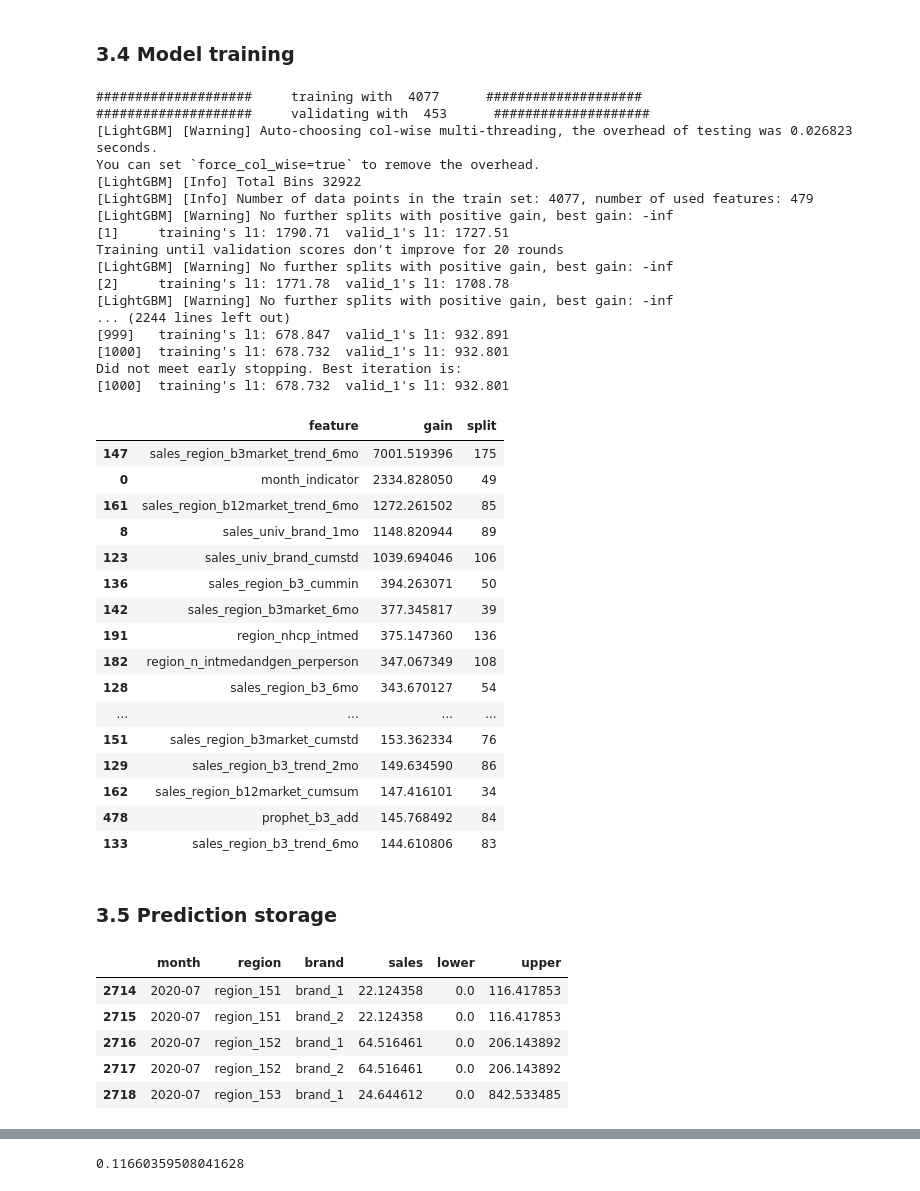
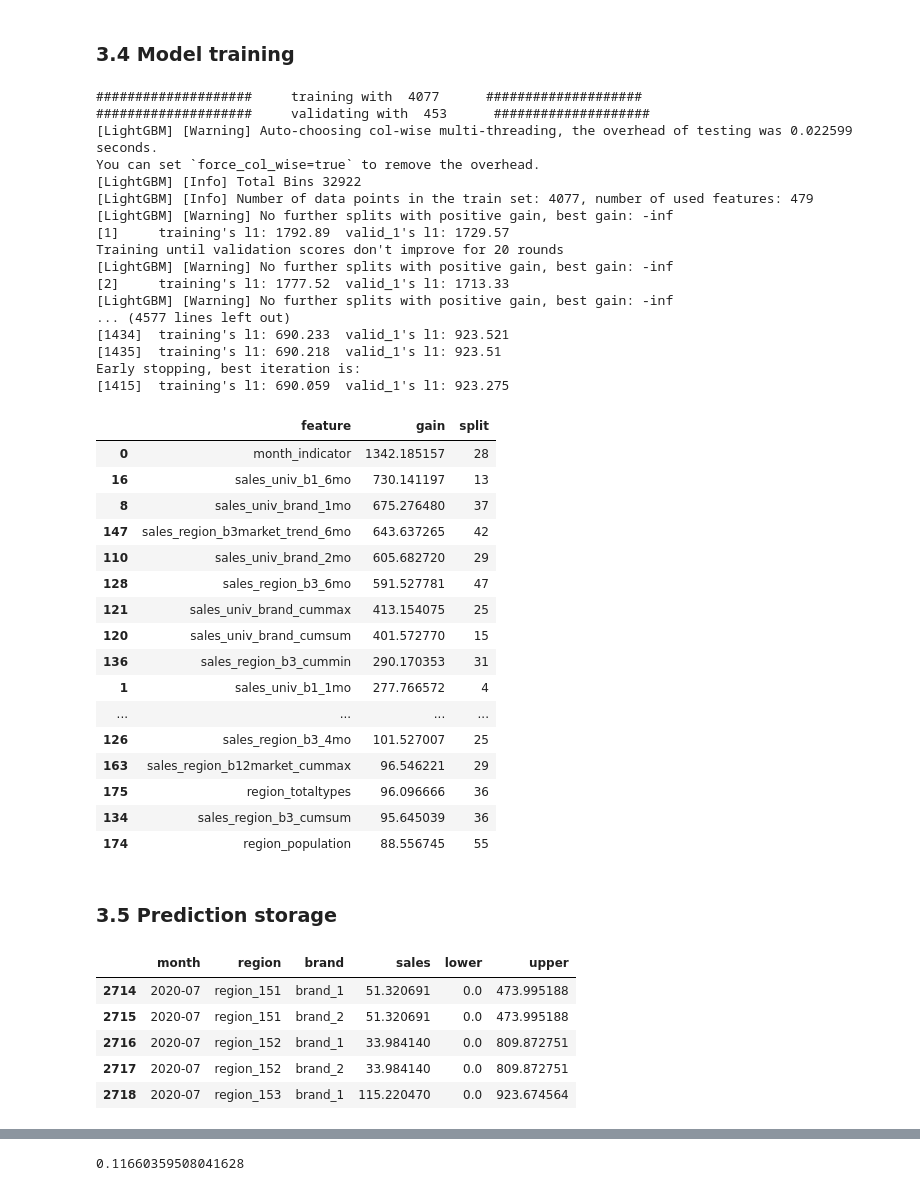
Before and after one commit to Bulbasaurzc/novartis-datathon-2021, a Jupyter notebook: notebooks/3_modelling.ipynb, the cells around one changed output, grey strips where cells are left out. Saved outputs shown, nothing was run; the diff lists cells and outputs as text; code cells hidden in the pictures.

```diff
--- a/notebooks/3_modelling.ipynb
+++ b/notebooks/3_modelling.ipynb
@@ -29,14 +29,14 @@ x_train.drop(columns = 'month', inplace = True)
 # %%
 ##### Define best parameters found earlier
 best_params = {'metric': 'mae',
-               'bagging_fraction': 0.8428677772772322,
-               'feature_fraction': 0.8315752549749759,
-               'lambda_l1': 0.9445413063248725,
-               'lambda_l2': 2.736382499255929,
+               'bagging_fraction': 0.8905860146003352,
+               'feature_fraction': 0.2732587788087377,
+               'lambda_l1': 3.5929572197000663,
+               'lambda_l2': 0.05745304407908214,
                'max_depth': 17,
-               'min_child_weight': 7.0731275492417005,
-               'min_split_gain': 0.0062674733053891315,
-               'num_leaves': 42}
+               'min_child_weight': 6.409030503082862,
+               'min_split_gain': 0.012015118137189213,
+               'num_leaves': 40}
 
 ##### Train a quantile regression lgb at different alpha levels
 quantile_alphas = [0.1, 0.5, 0.9]
@@ -46,63 +46,61 @@ for alpha in quantile_alphas:
     current_model = train_model(x_train, target_name = 'sales',
                                 model_type = 'lgb-quantile',
                                 quantile_alpha = alpha,
                                 params = best_params,
                                 metric = 'rmse',
                                 split = 'in_sample',
                                 save_path = os.path.join(models_path,
                                                          'model2_quantile_'+ str(alpha)+'.pkl'))
     lgb_quantiles[alpha] = current_model
 
 ##### Visualize feature contributions
 feature_contributions = pd.DataFrame({'feature': x_train.drop(columns = ['sales', 'train']).columns,
                                       'gain': lgb_quantiles[0.5].feature_importance(importance_type = 'gain'),
                                       'split': lgb_quantiles[0.5].feature_importance(importance_type = 'split')
                                      }).sort_values('gain', ascending = False)
 
 feature_contributions[feature_contributions.gain>0][:40]
 
-# 0.2 - 1876.25  1789.02
-# 0.5 - 1317.57  1372.7
-# 0.8 -  923.42  1110.04
 
-# 0.2 - 723.847  868.854
-# 0.5 - 344.03  617.231
-# 0.8 -  365.334  693.425
+
+# 0.2 - 989.433  1047.01
+# 0.5 - 496.95  672.037
+# 0.8 -   690.059  923.275
 # %% [output]
 ####################     training with  4077      ####################
 ####################     validating with  453      ####################
-[LightGBM] [Warning] Auto-choosing col-wise multi-threading, the overhead of testing was 0.026823 seconds.
+[LightGBM] [Warning] Auto-choosing col-wise multi-threading, the overhead of testing was 0.022599 seconds.
 You can set `force_col_wise=true` to remove the overhead.
 [LightGBM] [Info] Total Bins 32922
 [LightGBM] [Info] Number of data points in the train set: 4077, number of used features: 479
 [LightGBM] [Warning] No further splits with positive gain, best gain: -inf
-[1]     training's l1: 1790.71  valid_1's l1: 1727.51
+[1]     training's l1: 1792.89  valid_1's l1: 1729.57
 Training until validation scores don't improve for 20 rounds
 [LightGBM] [Warning] No further splits with positive gain, best gain: -inf
-[2]     training's l1: 1771.78  valid_1's l1: 1708.78
+[2]     training's l1: 1777.52  valid_1's l1: 1713.33
 [LightGBM] [Warning] No further splits with positive gain, best gain: -inf
-... (2244 lines left out)
-[999]   training's l1: 678.847  valid_1's l1: 932.891
-[1000]  training's l1: 678.732  valid_1's l1: 932.801
-Did not meet early stopping. Best iteration is:
-[1000]  training's l1: 678.732  valid_1's l1: 932.801
+... (4577 lines left out)
+[1434]  training's l1: 690.233  valid_1's l1: 923.521
+[1435]  training's l1: 690.218  valid_1's l1: 923.51
+Early stopping, best iteration is:
+[1415]  training's l1: 690.059  valid_1's l1: 923.275
 |  | feature | gain | split |
-| 147 | sales_region_b3market_trend_6mo | 7001.519396 | 175 |
-| 0 | month_indicator | 2334.828050 | 49 |
-| 161 | sales_region_b12market_trend_6mo | 1272.261502 | 85 |
-| 8 | sales_univ_brand_1mo | 1148.820944 | 89 |
-| 123 | sales_univ_brand_cumstd | 1039.694046 | 106 |
-| 136 | sales_region_b3_cummin | 394.263071 | 50 |
-| 142 | sales_region_b3market_6mo | 377.345817 | 39 |
-| 191 | region_nhcp_intmed | 375.147360 | 136 |
-| 182 | region_n_intmedandgen_perperson | 347.067349 | 108 |
-| 128 | sales_region_b3_6mo | 343.670127 | 54 |
+| 0 | month_indicator | 1342.185157 | 28 |
+| 16 | sales_univ_b1_6mo | 730.141197 | 13 |
+| 8 | sales_univ_brand_1mo | 675.276480 | 37 |
+| 147 | sales_region_b3market_trend_6mo | 643.637265 | 42 |
+| 110 | sales_univ_brand_2mo | 605.682720 | 29 |
+| 128 | sales_region_b3_6mo | 591.527781 | 47 |
+| 121 | sales_univ_brand_cummax | 413.154075 | 25 |
+| 120 | sales_univ_brand_cumsum | 401.572770 | 15 |
+| 136 | sales_region_b3_cummin | 290.170353 | 31 |
+| 1 | sales_univ_b1_1mo | 277.766572 | 4 |
 | ... | ... | ... | ... |
-| 151 | sales_region_b3market_cumstd | 153.362334 | 76 |
-| 129 | sales_region_b3_trend_2mo | 149.634590 | 86 |
-| 162 | sales_region_b12market_cumsum | 147.416101 | 34 |
-| 478 | prophet_b3_add | 145.768492 | 84 |
-| 133 | sales_region_b3_trend_6mo | 144.610806 | 83 |
+| 126 | sales_region_b3_4mo | 101.527007 | 25 |
+| 163 | sales_region_b12market_cummax | 96.546221 | 29 |
+| 175 | region_totaltypes | 96.096666 | 36 |
+| 134 | sales_region_b3_cumsum | 95.645039 | 36 |
+| 174 | region_population | 88.556745 | 55 |
 # %% [markdown]
 ### 3.5 Prediction storage
 # %%
@@ -118,11 +116,11 @@ submission.loc[submission.upper < 0, 'upper'] = 0
 submission.head()
 # %% [output]
 |  | month | region | brand | sales | lower | upper |
-| 2714 | 2020-07 | region_151 | brand_1 | 22.124358 | 0.0 | 116.417853 |
-| 2715 | 2020-07 | region_151 | brand_2 | 22.124358 | 0.0 | 116.417853 |
-| 2716 | 2020-07 | region_152 | brand_1 | 64.516461 | 0.0 | 206.143892 |
-| 2717 | 2020-07 | region_152 | brand_2 | 64.516461 | 0.0 | 206.143892 |
-| 2718 | 2020-07 | region_153 | brand_1 | 24.644612 | 0.0 | 842.533485 |
+| 2714 | 2020-07 | region_151 | brand_1 | 51.320691 | 0.0 | 473.995188 |
+| 2715 | 2020-07 | region_151 | brand_2 | 51.320691 | 0.0 | 473.995188 |
+| 2716 | 2020-07 | region_152 | brand_1 | 33.984140 | 0.0 | 809.872751 |
+| 2717 | 2020-07 | region_152 | brand_2 | 33.984140 | 0.0 | 809.872751 |
+| 2718 | 2020-07 | region_153 | brand_1 | 115.220470 | 0.0 | 923.674564 |
 # %%
 submission.to_csv(os.path.join(results_path, 'submission10_team46.csv'), index = False)
 # %%
```
Also changed, not shown: parts of 2 cells of this notebook, 7 other files.
